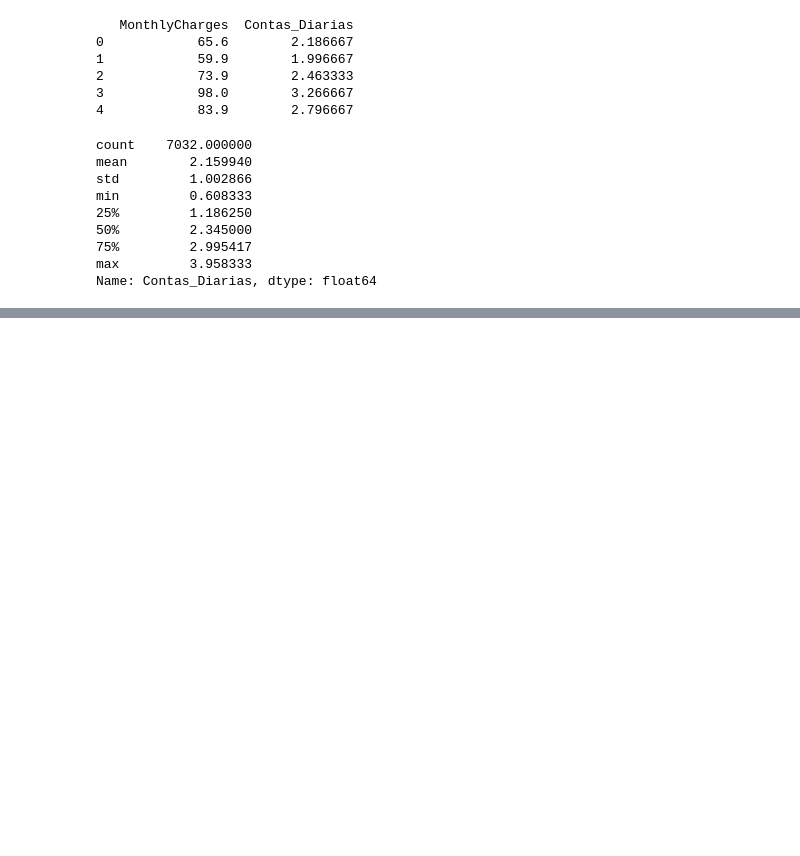
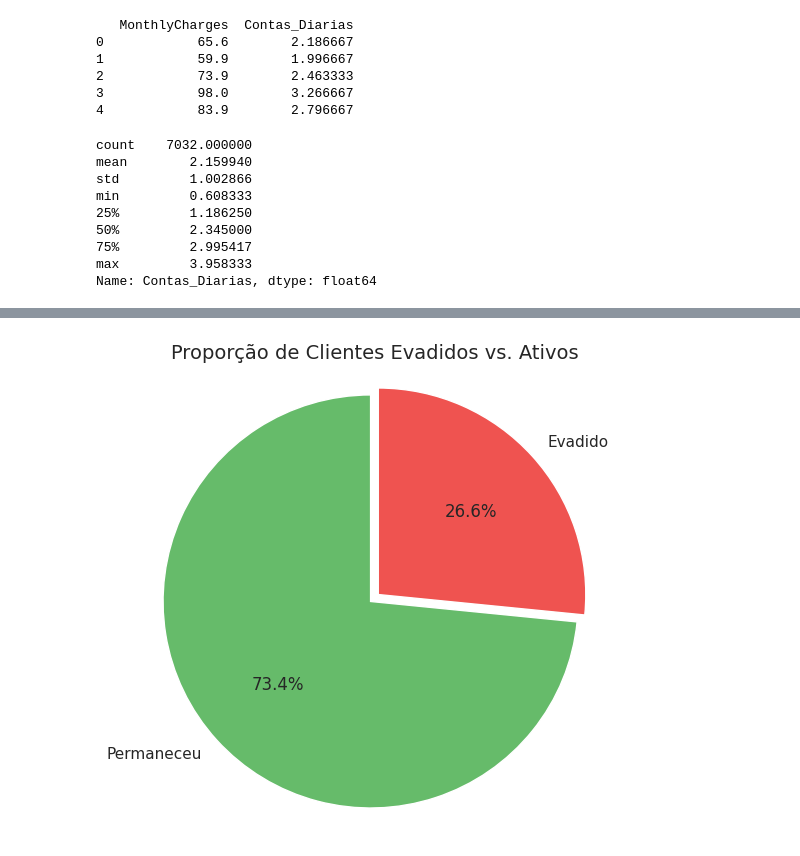
Before and after one commit to GeisilaCosta/challengeTelecomX, a Jupyter notebook: Telecom.ipynb, the cells around one changed output, grey strips where cells are left out. Drawn from its saved outputs; the diff is of its cells as text; code cells hidden in the pictures; blank space fills up the shorter version.

```diff
--- a/Telecom.ipynb
+++ b/Telecom.ipynb
@@ -426,0 +539,13 @@ Valores nulos em Contas_Diarias: 0
+# %%
+# Dados de proporção
+churn_counts = df_expanded['Churn_bin'].value_counts()
+labels = ['Permaneceu', 'Evadido']
+colors = ['#66bb6a', '#ef5350']
+
+plt.figure(figsize=(6, 6))
+plt.pie(churn_counts, labels=labels, autopct='%.1f%%', startangle=90, colors=colors, explode=(0, 0.05))
+plt.title('Proporção de Clientes Evadidos vs. Ativos', fontsize=14)
+plt.axis('equal')
+plt.show()
+# %% [output]
+[figure, added]
```
Also changed, not shown: parts of 23 cells of this notebook.
